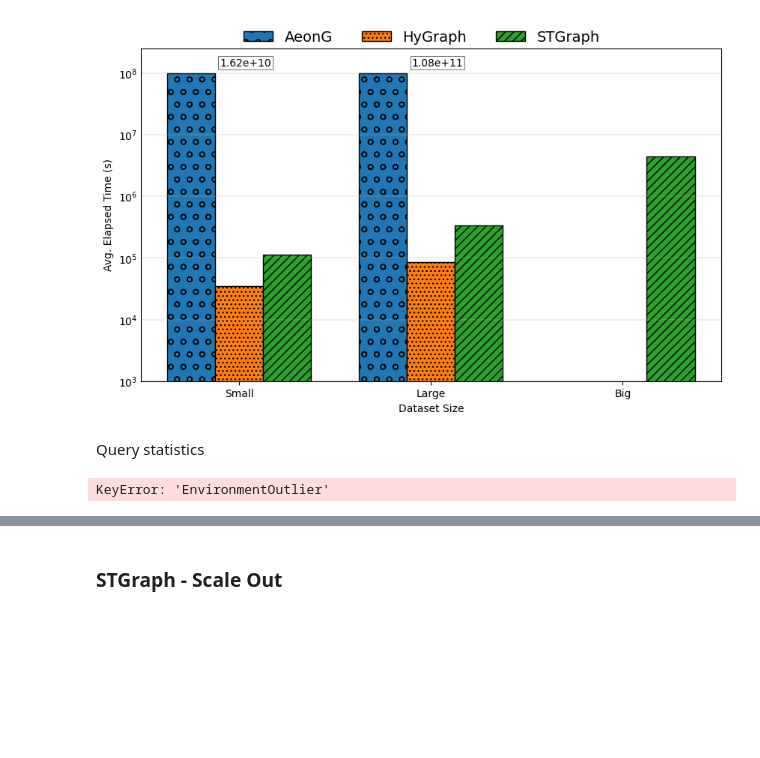
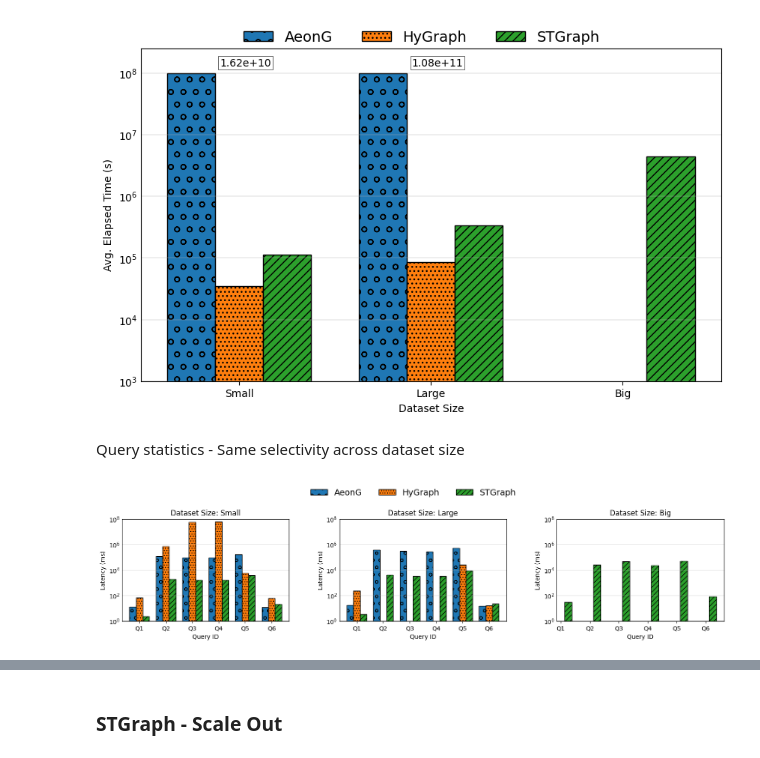
Before and after one commit to big-unibo/STGraph-evaluation, a Jupyter notebook: postprocessing/STGraph.ipynb, the cells around one changed output, grey strips where cells are left out. Saved outputs shown, nothing was run; the diff lists cells and outputs as text; code cells hidden in the pictures; blank space fills up the shorter version.

```diff
--- a/postprocessing/STGraph.ipynb
+++ b/postprocessing/STGraph.ipynb
@@ -279,8 +279,9 @@ print_ingestion_statistics(ingestion_statistics)
 # %% [output]
 [figure]
 # %% [markdown]
-Query statistics
+Query statistics - Same selectivity across dataset size
 # %%
-print_query_statistics(query_statistics)
+query_statistics_same_selectivity = query_statistics.loc[pd.isna(query_statistics["querySelectivity"])]
+print_query_statistics(query_statistics_same_selectivity)
 # %% [output]
-KeyError: 'EnvironmentOutlier'
+[figure, added]
```
Also changed, not shown: parts of 4 cells of this notebook, 6 other files.
